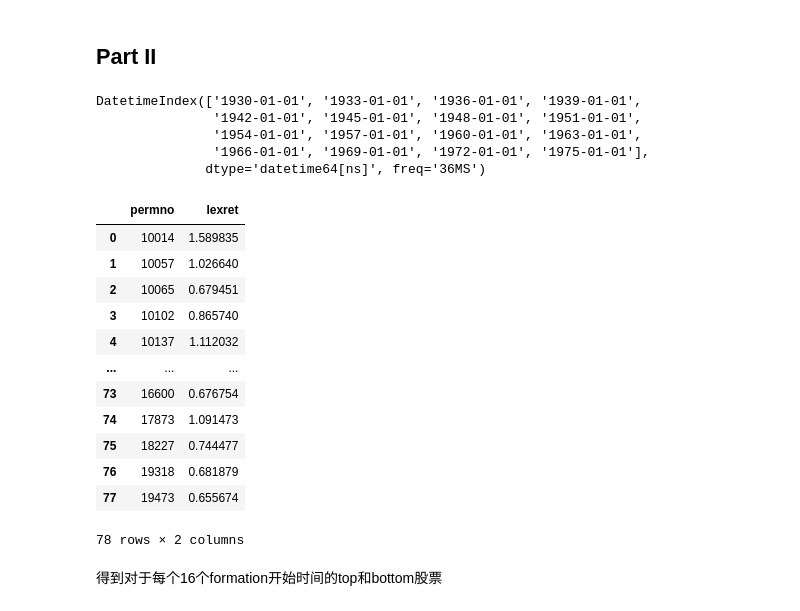
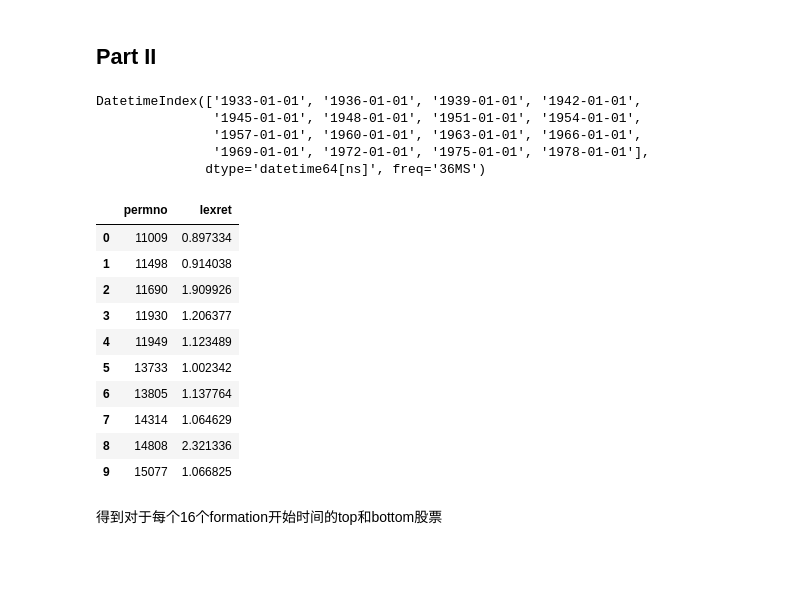
Before and after one commit to cs821/IC-MF-PM-CW, a Jupyter notebook: overreaction-v4.ipynb, the cells around one changed output. Drawn from its saved outputs; the diff is of its cells as text; code cells hidden in the pictures; blank space fills up the shorter version.

```diff
--- a/overreaction-v4.ipynb
+++ b/overreaction-v4.ipynb
@@ -88,7 +89,9 @@ for i in range(16):
     date.append(start_date.date())
 
     # 筛选在当前时间范围内的数据
-    filtered_data = df_crsp[(df_crsp['date']>= start_date)]
+    need_data = df_crsp.copy(deep=True)
+    need_data.dropna(inplace=True)
+    filtered_data = need_data[(need_data['date']>= start_date)]
     #filtered_data = new_data[(new_data['date']>= start_date)]
     grouped_data = filtered_data.groupby('permno').filter(lambda x: (x['date'].iloc[0].year == start_date.year) and (x['date'].iloc[0].month == start_date.month))
     grouped_data = grouped_data.groupby('permno')  # 再次按 permno 分组
@@ -120,6 +123,8 @@ for i in range(16):
 # 计算并输出结果
 for i in range(16):
     print(f"起始日期:{date[i]},符合要求公司比例: {valid_firm_number[i] / total_number[i]:.2%},符合要求公司总数: {valid_firm_number[i]}, 有效公司总数: {total_number[i]}")
+
+del need_data
 # %% [output]
 起始日期:1926-01-01,符合要求公司比例: 70.91%,符合要求公司总数: 351, 有效公司总数: 495
 起始日期:1929-01-01,符合要求公司比例: 72.57%,符合要求公司总数: 455, 有效公司总数: 627
@@ -162,3 +167,7 @@ filter_all_data[pd.to_datetime('1926-01-01').date()]
 df_crsp[df_crsp['ret'] > 1].shape[0]
 # %% [output]
 714
+# %%
+def filter_consecutive_data(date, consecutive_months=84):
+    start_date = date - pd.DateOffset(months=consecutive_months)
+    return filter_all_data[pd.to_datetime(start_date).date()]
@@ -234,26 +247,26 @@ form_period = 36
 hold_period = 36
 use_deciles = True
 n_stocks = 35
-start_date = '1930-01-01'
-end_date = '1975-01-01'
+start_date = '1933-01-01'
+end_date = '1978-01-01'
 benchmark = 'ewretd'
 period_start_dates = pd.date_range(start=start_date, end=end_date, freq=str(int(form_period)) + 'MS')
 period_start_dates
 # %% [output]
-DatetimeIndex(['1930-01-01', '1933-01-01', '1936-01-01', '1939-01-01',
-               '1942-01-01', '1945-01-01', '1948-01-01', '1951-01-01',
-               '1954-01-01', '1957-01-01', '1960-01-01', '1963-01-01',
-               '1966-01-01', '1969-01-01', '1972-01-01', '1975-01-01'],
+DatetimeIndex(['1933-01-01', '1936-01-01', '1939-01-01', '1942-01-01',
+               '1945-01-01', '1948-01-01', '1951-01-01', '1954-01-01',
+               '1957-01-01', '1960-01-01', '1963-01-01', '1966-01-01',
+               '1969-01-01', '1972-01-01', '1975-01-01', '1978-01-01'],
               dtype='datetime64[ns]', freq='36MS')
 # %%
 # 计算36个月formation period，构建top bottom portfolio
 
-def compute_performance_portfolios(formation_date, data, formation_period=36, use_deciles=True, n_stocks=35, benchmark='ewretd'):
+def compute_performance_portfolios(hold_date, data, formation_period=36, use_deciles=True, n_stocks=35, benchmark='ewretd'):
     """
     Computes the top and bottom portfolios based on stock performance in the formation period prior to the given date.
 
     Parameters:
-        formation_date (datetime): The portfolio formation date.
+        hold_date (datetime): The portfolio hold date.
         data (DataFrame): DataFrame containing stock data with required columns like 'log_return', 'log_market_return', etc.
         formation_period (int): The number of months in the formation period.
         use_deciles (bool): Whether to use decile-based grouping or a fixed number of stocks.
@@ -264,26 +277,26 @@ def compute_performance_portfolios(formation_date, data, formation_period=36, us
         bottom_portfolio (DataFrame): DataFrame containing bottom portfolio stocks and their excess returns.
         top_portfolio (DataFrame): DataFrame containing top portfolio stocks and their excess returns.
     """
+    valid_list = filter_consecutive_data(hold_date, consecutive_months=84)
     # Define the beginning date of the formation period
-    start_date = formation_date - pd.DateOffset(months=formation_period)
-
+    start_date = hold_date - pd.DateOffset(months=formation_period)
     # Filter data for the formation period
-    formation_data = data[start_date:formation_date.to_pydatetime()].copy()
-
+    formation_data = data[
+        (data.index >= start_date) & (data.index <= hold_date.to_pydatetime()) & (data['permno'].isin(valid_list))
+        ].copy()
     # Group by stock_id and compute total log returns over the formation period
     stock_returns = formation_data.groupby('permno')[['lret', 'lvwretd', 'lewretd']].sum()
-
     # Compute excess returns based on the chosen benchmark
     stock_returns['lexret'] = stock_returns['lret'] - stock_returns['l' + benchmark]
 
     # Compute deciles and rankings for excess returns
-    stock_returns['decile'] = pd.qcut(stock_returns['lexret'], 10, labels=False)  # (0 = worst, 9 = best)
+    stock_returns['decile'] = pd.qcut(stock_returns['lexret'], 9, labels=False)  # (0 = worst, 9 = best)
     stock_returns['rank_asc'] = stock_returns['lexret'].rank()  # (1 = worst return)
     stock_returns['rank_desc'] = stock_returns['lexret'].rank(ascending=False)  # (1 = best return)
 
     # Select top and bottom portfolios
     if use_deciles:
-        top_portfolio = stock_returns[stock_returns['decile'] == 9].reset_index()[['permno', 'lexret']]
+        top_portfolio = stock_returns[stock_returns['decile'] == 8].reset_index()[['permno', 'lexret']]
         bottom_portfolio = stock_returns[stock_returns['decile'] == 0].reset_index()[['permno', 'lexret']]
     else:
         top_portfolio = stock_returns[stock_returns['rank_desc'] <= n_stocks].reset_index()[['permno', 'lexret']]
@@ -291,21 +304,19 @@ def compute_performance_portfolios(formation_date, data, formation_period=36, us
 
     return bottom_portfolio, top_portfolio
 # %%
-compute_performance_portfolios(period_start_dates[0],df_crsp)[1]
+compute_performance_portfolios(period_start_dates[0],df_crsp,use_deciles=False,n_stocks=10)[1]
 # %% [output]
 |  | permno | lexret |
-| 0 | 10014 | 1.589835 |
-| 1 | 10057 | 1.026640 |
-| 2 | 10065 | 0.679451 |
-| 3 | 10102 | 0.865740 |
-| 4 | 10137 | 1.112032 |
-| ... | ... | ... |
-| 73 | 16600 | 0.676754 |
-| 74 | 17873 | 1.091473 |
-| 75 | 18227 | 0.744477 |
-| 76 | 19318 | 0.681879 |
-| 77 | 19473 | 0.655674 |
+| 0 | 11009 | 0.897334 |
+| 1 | 11498 | 0.914038 |
+| 2 | 11690 | 1.909926 |
+| 3 | 11930 | 1.206377 |
+| 4 | 11949 | 1.123489 |
+| 5 | 13733 | 1.002342 |
+| 6 | 13805 | 1.137764 |
+| 7 | 14314 | 1.064629 |
+| 8 | 14808 | 2.321336 |
+| 9 | 15077 | 1.066825 |
-78 rows × 2 columns
 # %%
 portfolios_ten_decile = {}
 portfolios_thirtyfive = {}
```
Also changed, not shown: parts of 29 cells of this notebook.
